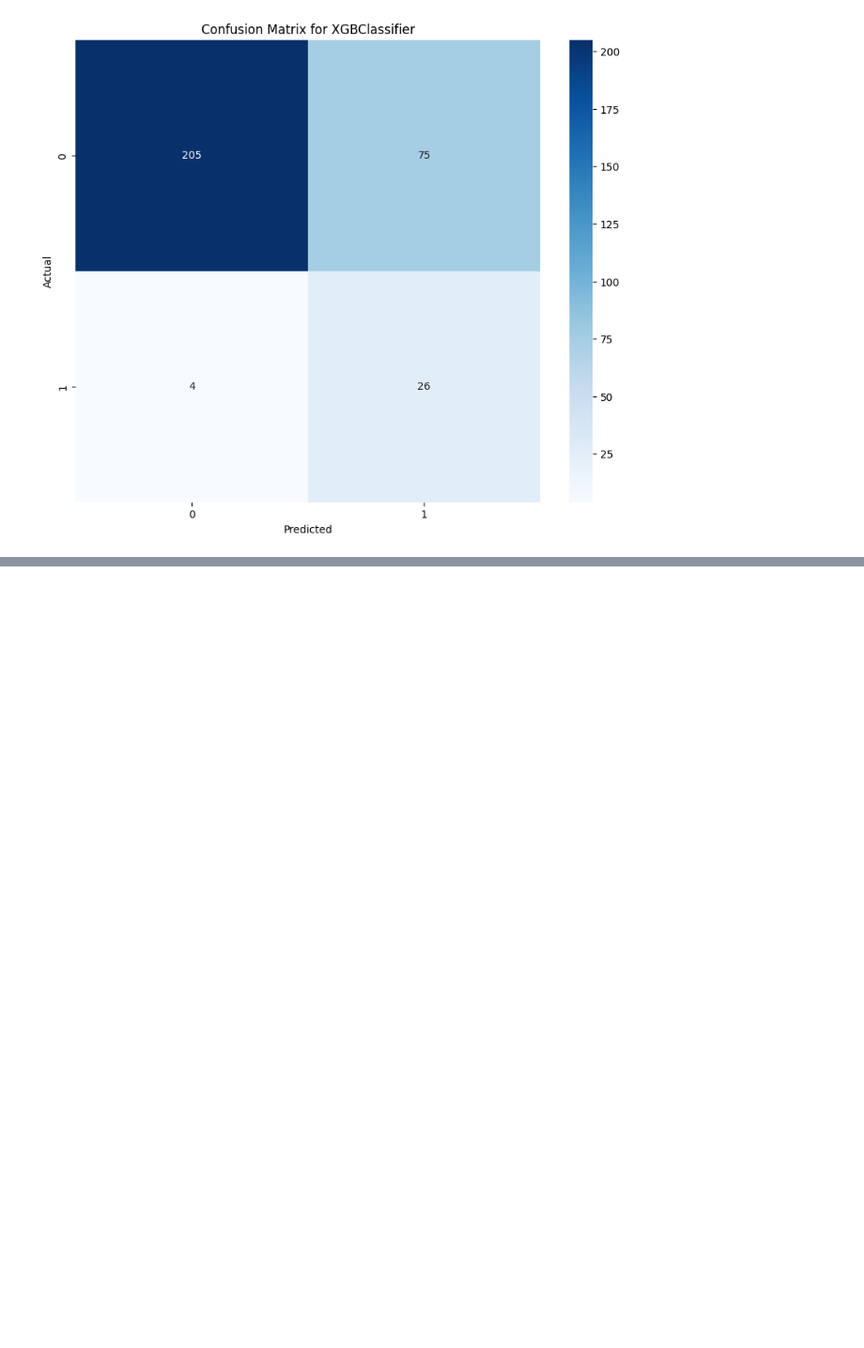
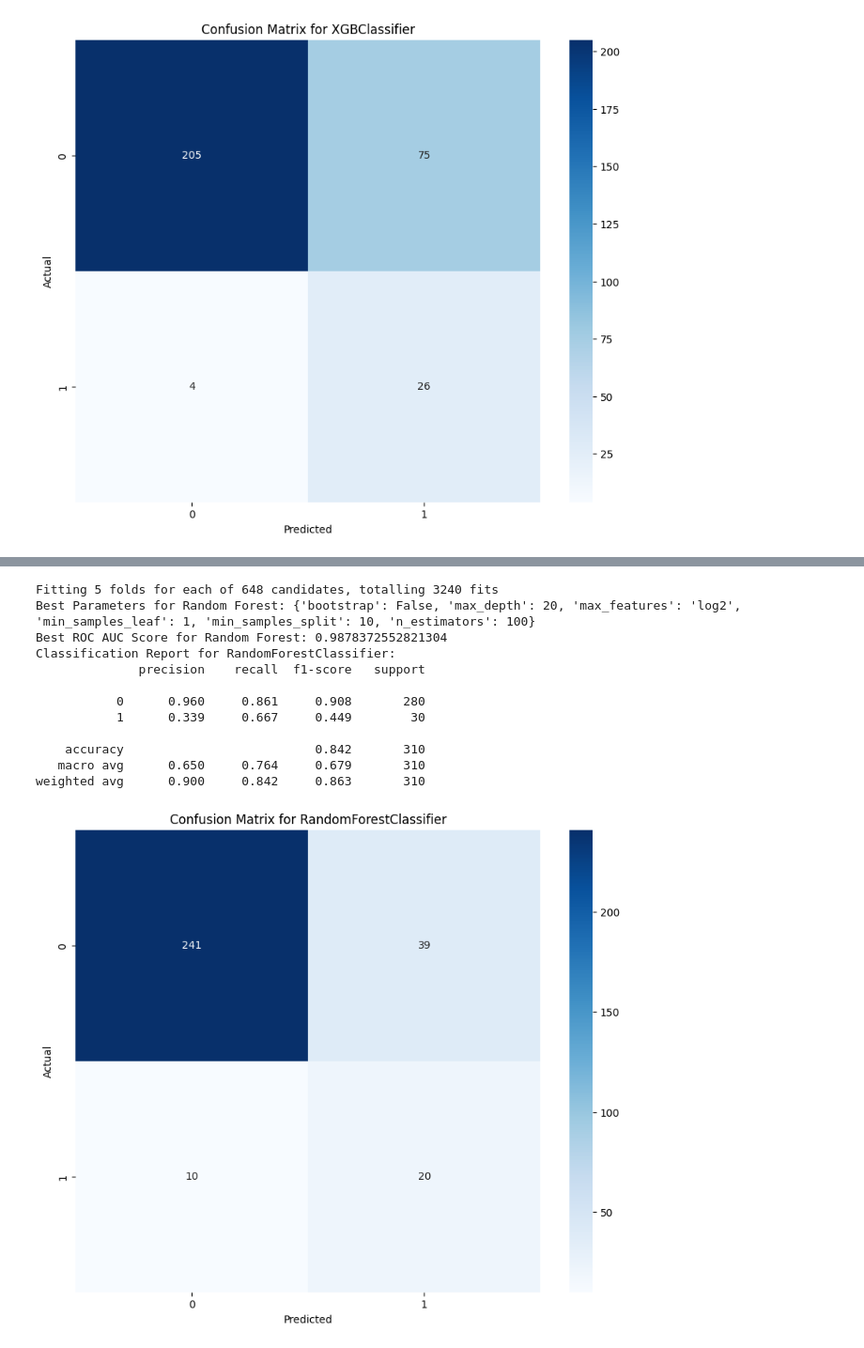
Before and after one commit to DaffaElgo/Iconic_2024, a Jupyter notebook: Code/Yey.ipynb, the cells around one changed output, grey strips where cells are left out. Shown: that part at 94% size. Saved outputs shown, nothing was run; the diff lists cells and outputs as text; code cells hidden in the pictures; blank space fills up the shorter version.

```diff
--- a/Code/Yey.ipynb
+++ b/Code/Yey.ipynb
@@ -361,0 +405,43 @@ weighted avg      0.911     0.745     0.796       310
+# %%
+from sklearn.model_selection import GridSearchCV
+
+# Define the parameter grid for Random Forest
+param_grid_rf = {
+    'n_estimators': [100, 200, 300],
+    'max_depth': [None, 10, 20, 30],
+    'min_samples_split': [2, 5, 10],
+    'min_samples_leaf': [1, 2, 4],
+    'max_features': ['auto', 'sqrt', 'log2'],
+    'bootstrap': [True, False]
+}
+
+# Initialize the Random Forest classifier
+rf = RandomForestClassifier(random_state=0)
+
+# Initialize GridSearchCV for Random Forest
+grid_search_rf = GridSearchCV(estimator=rf, param_grid=param_grid_rf, cv=5, scoring='roc_auc', n_jobs=-1, verbose=2)
+
+# Fit the model
+grid_search_rf.fit(X_train_resampled, y_train_resampled)
+
+# Print the best parameters and best score
+print(f"Best Parameters for Random Forest: {grid_search_rf.best_params_}")
+print(f"Best ROC AUC Score for Random Forest: {grid_search_rf.best_score_}")
+
+# Use the best estimator to make predictions
+best_rf = grid_search_rf.best_estimator_
+evaluate_model(best_rf, X_test_processed, y_test)
+# %% [output]
+Fitting 5 folds for each of 648 candidates, totalling 3240 fits
+Best Parameters for Random Forest: {'bootstrap': False, 'max_depth': 20, 'max_features': 'log2', 'min_samples_leaf': 1, 'min_samples_split': 10, 'n_estimators': 100}
+Best ROC AUC Score for Random Forest: 0.9878372552821304
+Classification Report for RandomForestClassifier:
+              precision    recall  f1-score   support
+
+           0      0.960     0.861     0.908       280
+           1      0.339     0.667     0.449        30
+
+    accuracy                          0.842       310
+   macro avg      0.650     0.764     0.679       310
+weighted avg      0.900     0.842     0.863       310
+[figure, added]
```
Also changed, not shown: parts of 5 cells of this notebook, 5 other files.
